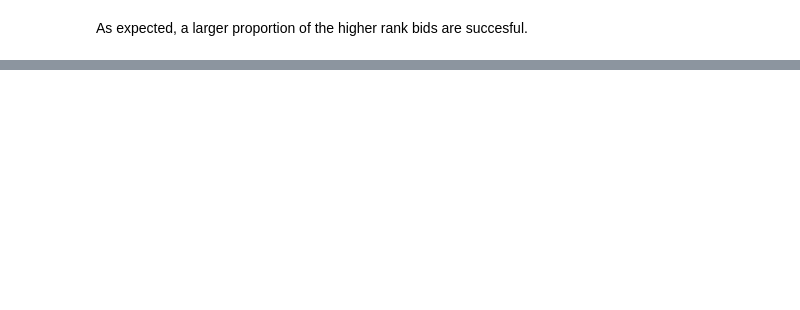
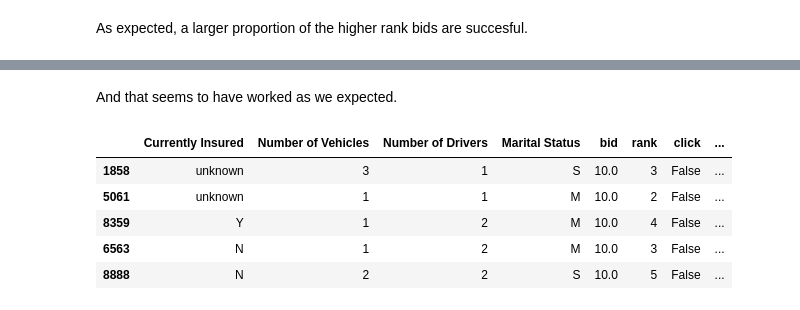
Before and after one commit to czkaiweb/ErdosProject-ROOTInc, a Jupyter notebook: DataExploration/DataPlots.ipynb, the cells around one changed output, grey strips where cells are left out. Cells and saved outputs as stored; diff of their text form; code cells hidden in the pictures; blank space fills up the shorter version.

Commit message:
Added feature group number to the training data set for preliminary exploration

```diff
--- a/DataExploration/DataPlots.ipynb
+++ b/DataExploration/DataPlots.ipynb
@@ -103,0 +140,20 @@ plt.legend()
+# %%
+train_data = train_data.copy()
+train_data['feature_group'] = -1
+
+for i in range(len(combinations_list)):
+    train_data.loc[(train_data['Currently Insured'] == combinations_list[i][0]) &
+               (train_data['Number of Vehicles'] == combinations_list[i][1]) &
+               (train_data['Number of Drivers'] == combinations_list[i][2]) &
+               (train_data['Marital Status'] == combinations_list[i][3]),'feature_group'] = i
+# %% [markdown]
+And that seems to have worked as we expected.
+# %%
+train_data.head()
+# %% [output]
+|  | Currently Insured | Number of Vehicles | Number of Drivers | Marital Status | bid | rank | click | ... |
+| 1858 | unknown | 3 | 1 | S | 10.0 | 3 | False | ... |
+| 5061 | unknown | 1 | 1 | M | 10.0 | 2 | False | ... |
+| 8359 | Y | 1 | 2 | M | 10.0 | 4 | False | ... |
+| 6563 | N | 1 | 2 | M | 10.0 | 3 | False | ... |
+| 8888 | N | 2 | 2 | S | 10.0 | 5 | False | ... |
```
Also changed, not shown: parts of 12 cells of this notebook.
